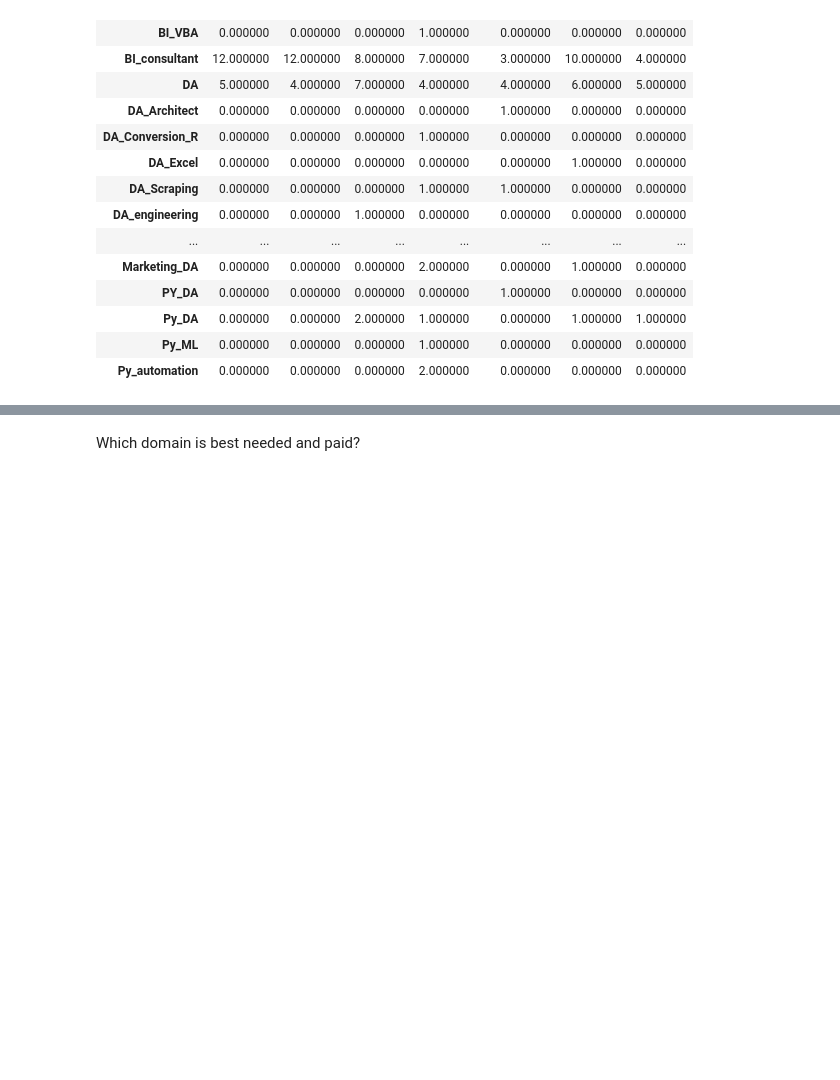
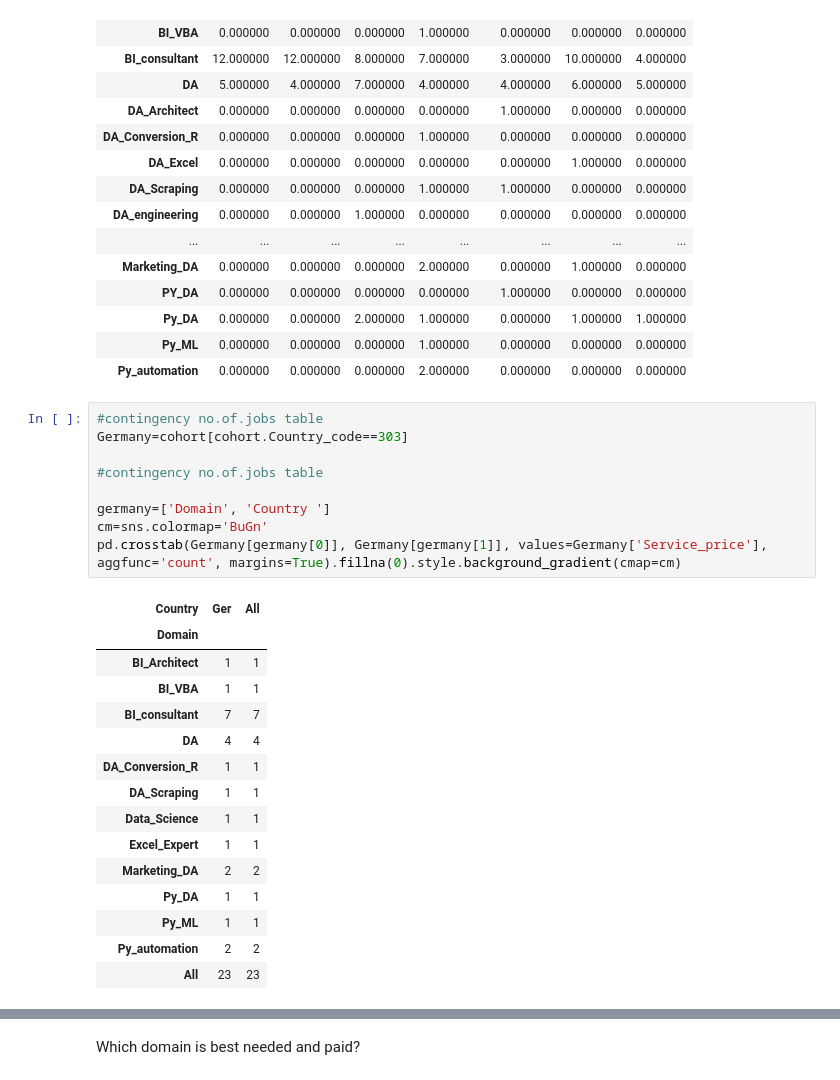
Before and after one commit to simofleanta/Data_coding_preparations, a Jupyter notebook: crosstab.ipynb, the cells around one changed output, grey strips where cells are left out. Cells and saved outputs as stored; diff of their text form; blank space fills up the shorter version.

```diff
--- a/crosstab.ipynb
+++ b/crosstab.ipynb
@@ -92,3 +92,28 @@ pd.crosstab(cohort[hourly[0]], cohort[hourly[1]], values=cohort['Service_price']
 | Py_DA | 0.000000 | 0.000000 | 2.000000 | 1.000000 | 0.000000 | 1.000000 | 1.000000 |
 | Py_ML | 0.000000 | 0.000000 | 0.000000 | 1.000000 | 0.000000 | 0.000000 | 0.000000 |
 | Py_automation | 0.000000 | 0.000000 | 0.000000 | 2.000000 | 0.000000 | 0.000000 | 0.000000 |
+# %%
+#contingency no.of.jobs table
+Germany=cohort[cohort.Country_code==303]
+
+#contingency no.of.jobs table
+
+germany=['Domain', 'Country ']
+cm=sns.colormap='BuGn'
+pd.crosstab(Germany[germany[0]], Germany[germany[1]], values=Germany['Service_price'], aggfunc='count', margins=True).fillna(0).style.background_gradient(cmap=cm)
+# %% [output]
+| Country | Ger | All |
+| Domain |  |  |
+| BI_Architect | 1 | 1 |
+| BI_VBA | 1 | 1 |
+| BI_consultant | 7 | 7 |
+| DA | 4 | 4 |
+| DA_Conversion_R | 1 | 1 |
+| DA_Scraping | 1 | 1 |
+| Data_Science | 1 | 1 |
+| Excel_Expert | 1 | 1 |
+| Marketing_DA | 2 | 2 |
+| Py_DA | 1 | 1 |
+| Py_ML | 1 | 1 |
+| Py_automation | 2 | 2 |
+| All | 23 | 23 |
```
Also changed, not shown: parts of 4 cells of this notebook.
